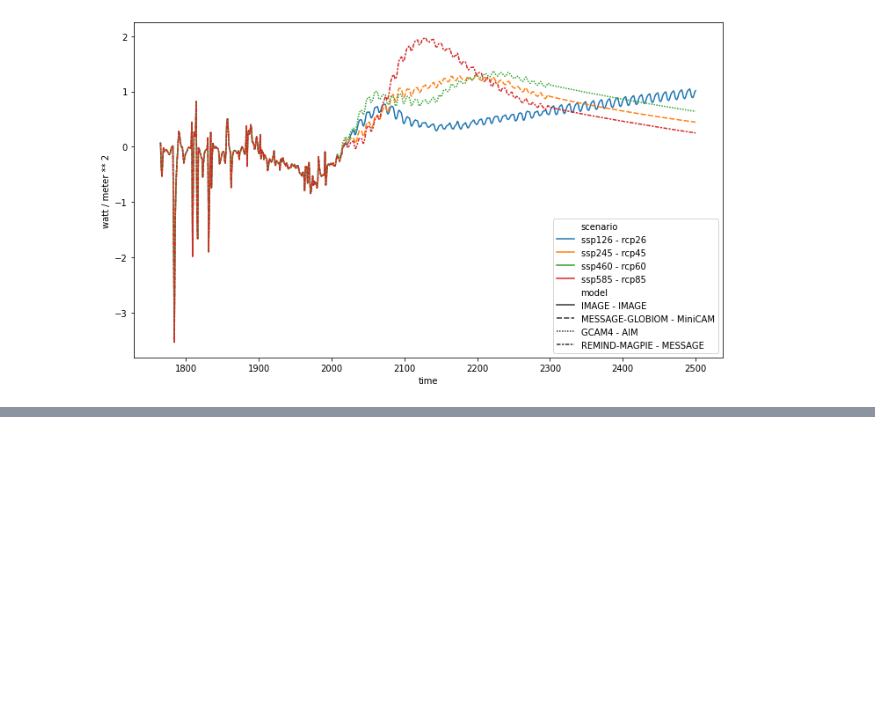
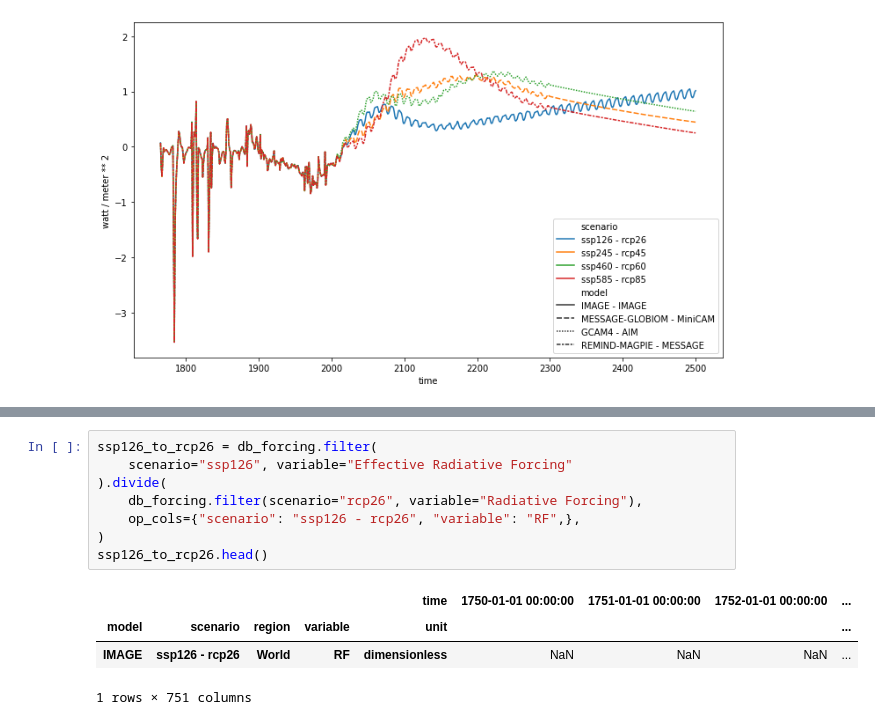
Before and after one commit to openscm/scmdata, a Jupyter notebook: notebooks/ops.ipynb, the cells around one changed output, grey strips where cells are left out. Saved outputs shown, nothing was run; the diff lists cells and outputs as text; blank space fills up the shorter version.

```diff
--- a/notebooks/ops.ipynb
+++ b/notebooks/ops.ipynb
@@ -193,0 +198,13 @@ ssp_rcp_diffs.lineplot(ax=ax, style="model")
+# %%
+ssp126_to_rcp26 = db_forcing.filter(
+    scenario="ssp126", variable="Effective Radiative Forcing"
+).divide(
+    db_forcing.filter(scenario="rcp26", variable="Radiative Forcing"),
+    op_cols={"scenario": "ssp126 - rcp26", "variable": "RF",},
+)
+ssp126_to_rcp26.head()
+# %% [output]
+|  |  |  |  | time | 1750-01-01 00:00:00 | 1751-01-01 00:00:00 | 1752-01-01 00:00:00 | ... |
+| model | scenario | region | variable | unit |  |  |  | ... |
+| IMAGE | ssp126 - rcp26 | World | RF | dimensionless | NaN | NaN | NaN | ... |
+1 rows × 751 columns
```
Also changed, not shown: parts of 4 cells of this notebook, 1 other file.
